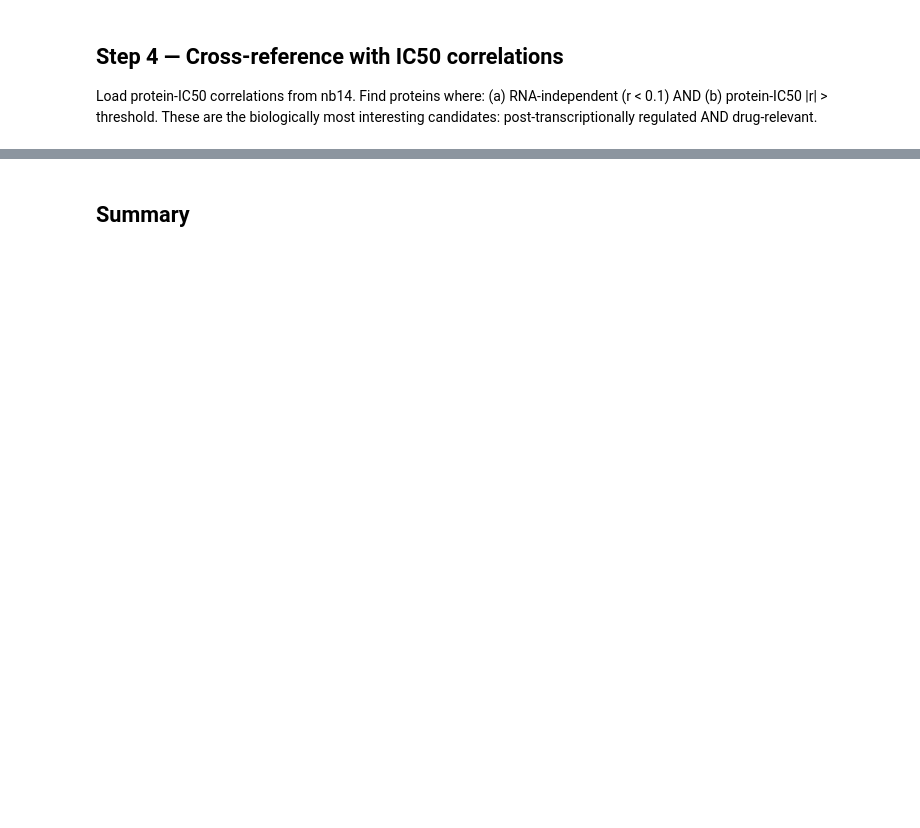
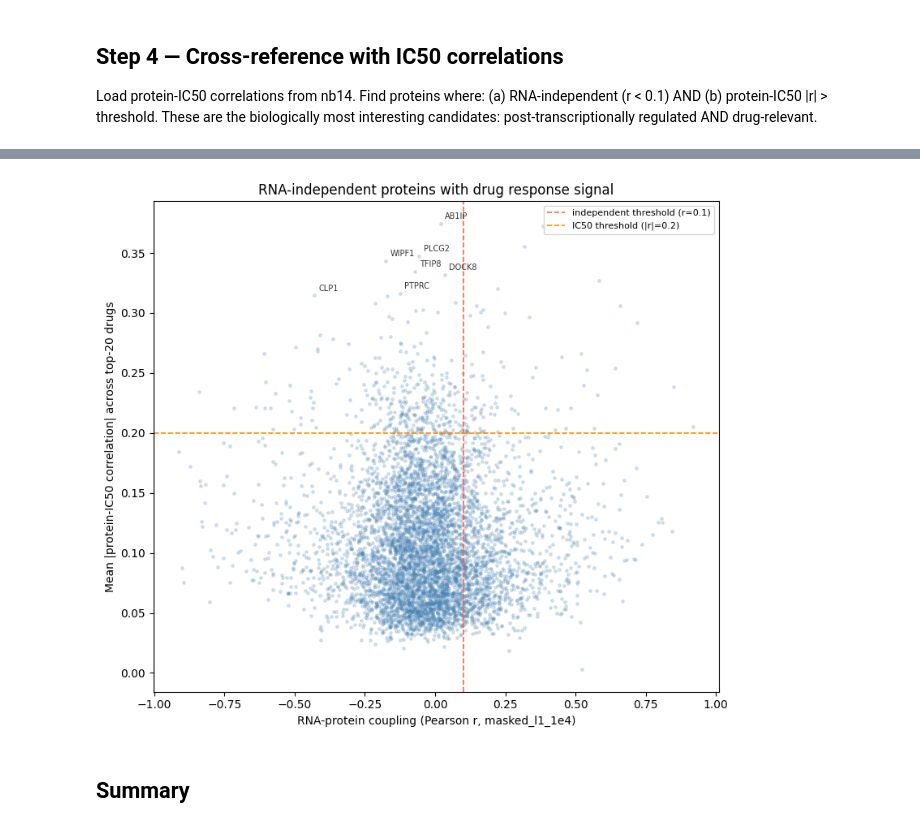
Before and after one commit to fshokor/multiomics-drug-response, a Jupyter notebook: notebooks/nb16_deviation_characterization.ipynb, the cells around one changed output, grey strips where cells are left out. Drawn from its saved outputs; the diff is of its cells as text; code cells hidden in the pictures; blank space fills up the shorter version.

```diff
--- a/notebooks/nb16_deviation_characterization.ipynb
+++ b/notebooks/nb16_deviation_characterization.ipynb
@@ -362,0 +472,2 @@ print(f'Proteins with both coupling score and IC50 correlation: {len(merged):,}'
+# %%
+COL_DRUG = 'drug_name'
@@ -363,16 +558,18 @@ print(f'Proteins with both coupling score and IC50 correlation: {len(merged):,}'
 # %%
-# Identify high-deviation, drug-relevant proteins
+# Merge and find high-deviation + drug-relevant proteins
+merged = protein_df_full.merge(ic50_corr_df, on='protein', how='inner')
+print(f'Proteins with both coupling score and IC50 correlation: {len(merged):,}')
+
 high_dev_drug_relevant = merged[
     (merged['coupling_class'] == 'independent') &
-    (merged['ic50_corr'].abs() >= IC50_CORR_THRESHOLD)
-].copy()
+    (merged['ic50_corr'] >= IC50_CORR_THRESHOLD)
+].sort_values('ic50_corr', ascending=False).copy()
 
-high_dev_drug_relevant = high_dev_drug_relevant.sort_values('ic50_corr', key=abs, ascending=False)
 high_dev_drug_relevant.to_csv(RESULTS_DIR / 'high_deviation_drug_relevant.csv', index=False)
 
 print(f'RNA-independent + drug-relevant proteins: {len(high_dev_drug_relevant):,}')
 print()
-print('Top 20 by |IC50 correlation|:')
+print('Top 20 by mean |IC50 correlation|:')
 display(high_dev_drug_relevant[
-    ['protein', 'gene', 'pearson_r', 'r2', 'residual_std', 'ic50_corr']
+    ['protein', 'gene', 'pearson_r', 'r2_y', 'residual_std', 'ic50_corr']
 ].head(20).round(3))
@@ -379,35 +598,33 @@ display(high_dev_drug_relevant[
 # %%
-# Scatter: coupling score vs IC50 correlation — shows the quadrant of interest
+# Scatter: coupling score vs IC50 correlation
 fig, ax = plt.subplots(figsize=(8, 7))
 
 ax.scatter(
-    merged['pearson_r'], merged['ic50_corr'].abs(),
+    merged['pearson_r'], merged['ic50_corr'],
     alpha=0.2, s=6, color='steelblue', rasterized=True
 )
-
-# Highlight the interesting quadrant
-ax.axvline(INDEPENDENT_R_THRESHOLD, color='tomato',   linewidth=1.2, linestyle='--',
+ax.axvline(INDEPENDENT_R_THRESHOLD, color='tomato',    linewidth=1.2, linestyle='--',
            label=f'independent threshold (r={INDEPENDENT_R_THRESHOLD})')
 ax.axhline(IC50_CORR_THRESHOLD,     color='darkorange', linewidth=1.2, linestyle='--',
            label=f'IC50 threshold (|r|={IC50_CORR_THRESHOLD})')
 
-# Annotate top candidates
 for _, row in high_dev_drug_relevant.head(10).iterrows():
     ax.annotate(
         row['gene'],
-        xy=(row['pearson_r'], abs(row['ic50_corr'])),
+        xy=(row['pearson_r'], row['ic50_corr']),
         fontsize=7, alpha=0.8,
         xytext=(4, 4), textcoords='offset points'
     )
 
 ax.set_xlabel('RNA-protein coupling (Pearson r, masked_l1_1e4)')
-ax.set_ylabel('|Protein-IC50 correlation|')
-ax.set_title('RNA-independent proteins with drug response signal\n'
-             'Bottom-left quadrant = post-transcriptionally regulated + drug-relevant')
+ax.set_ylabel('Mean |protein-IC50 correlation| across top-20 drugs')
+ax.set_title('RNA-independent proteins with drug response signal')
 ax.legend(fontsize=8)
 plt.tight_layout()
 plt.savefig(RESULTS_DIR / 'coupling_vs_ic50_scatter.png', dpi=120, bbox_inches='tight')
 plt.show()
+# %% [output]
+[figure, added]
 # %% [markdown]
 ## Summary
 # %%
```
Also changed, not shown: parts of 23 cells of this notebook.
